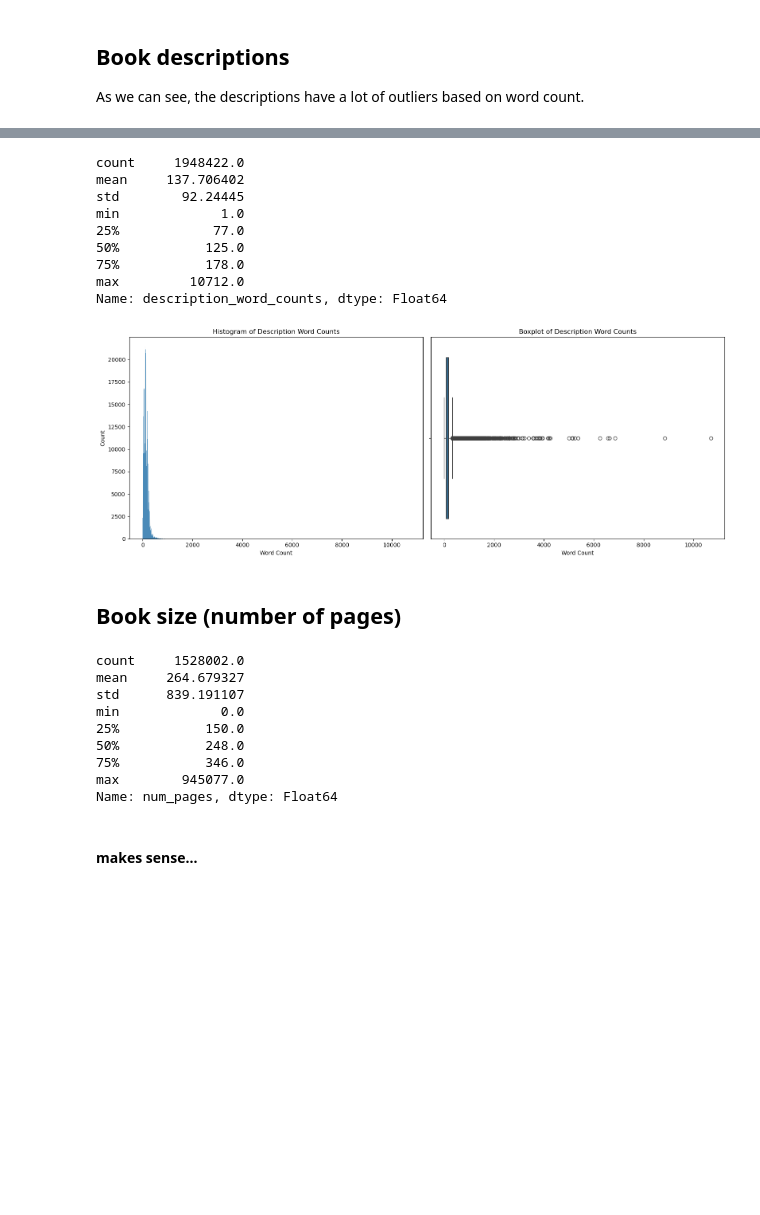
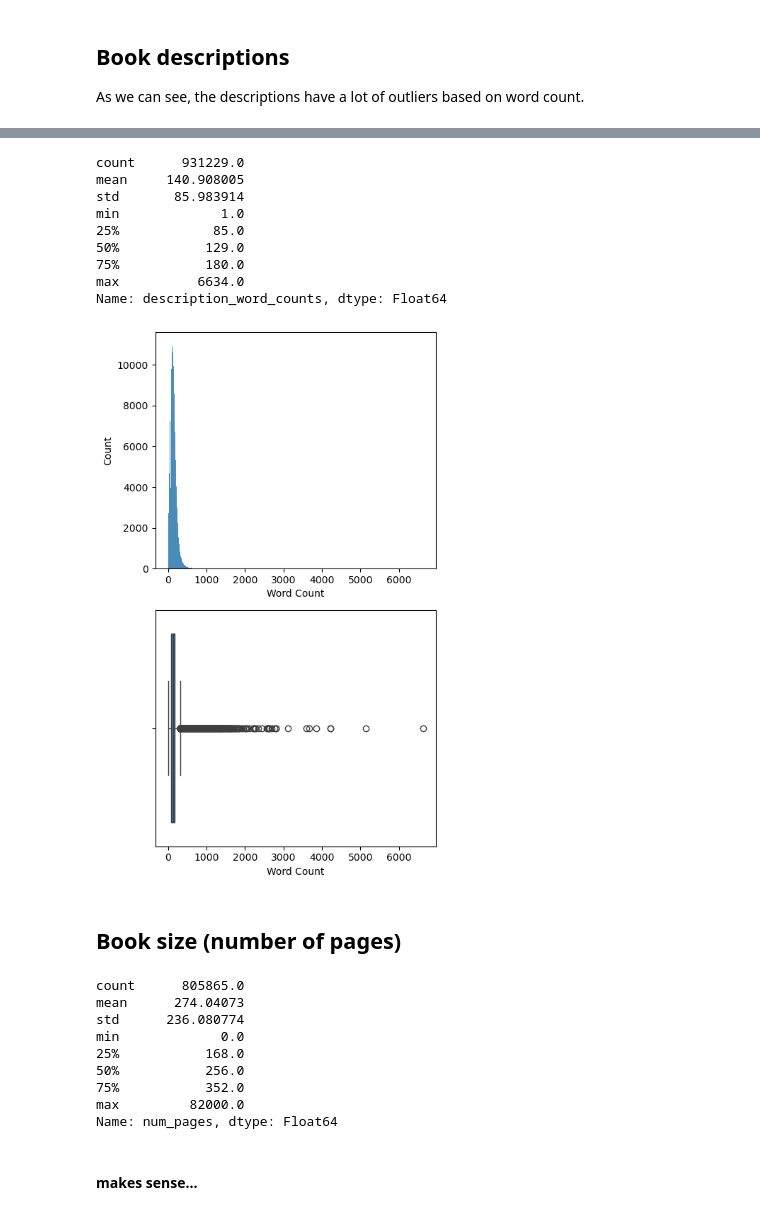
Before and after one commit to FrisoHarlaar/MSc-Data-Science-Thesis, a Jupyter notebook: Exploratory Data Analysis.ipynb, the cells around one changed output, grey strips where cells are left out. Cells and saved outputs as stored; diff of their text form; code cells hidden in the pictures; blank space fills up the shorter version.

```diff
--- a/Exploratory Data Analysis.ipynb
+++ b/Exploratory Data Analysis.ipynb
@@ -242,6 +417,12 @@ Missing images:
 ## Books without an image and description
 I drop books without an image and description as these are the main features we will use to train the model. I also drop the rows where the url is NaN, as they miss a lot of data, thus are very dirty rows.
 # %%
-no_image_and_desc = df[(df['image_url'] == NO_IMAGE_LINK) & (df['description'].isna())]
+no_image = df_dedup[df_dedup['image_url'] == NO_IMAGE_LINK]
+display(no_image.shape)
+
+no_desc = df_dedup[df_dedup['description'].isna()]
+display(no_desc.shape)
+
+no_image_and_desc = df_dedup[(df_dedup['image_url'] == NO_IMAGE_LINK) & (df_dedup['description'].isna())]
 display(no_image_and_desc.shape)
 # %% [output]
@@ -249,10 +432,14 @@ display(no_image_and_desc.shape)
 # %%
-df.drop(no_image_and_desc.index, axis='index', inplace=True)
+df_dedup.drop(no_image.index, axis='index', inplace=True)
+display(df_dedup.shape)
+no_desc_only = no_desc.index.difference(no_image_and_desc.index)
+df_dedup.drop(no_desc_only, axis='index', inplace=True)
+display(df_dedup.shape)
 
 # Check missing values again
 print('\nMissing values per column:')
-display(df.isna().sum())
+display(df_dedup.isna().sum())
 
 print('\nMissing images:')
-display(df[df['image_url'] == NO_IMAGE_LINK].shape[0])
+display(df_dedup[df_dedup['image_url'] == NO_IMAGE_LINK].shape[0])
 # %% [output]
@@ -323,7 +508,7 @@ dtype: int64
 The cover images are in the dataset as urls to the images on the goodreads server. They only are the small image urls (98x135 px), while most current Visual Transformers can handle bigger input images, so it would be a waste if we didn't use larger images. However after examining the source of images on goodreads.com I found out how to change the url to get the larger image (318x438). I simply have to replace the m after what seems to be the book id with l.
 # %%
 # Replace the m after digits, before / with l to get the larger image urls
-df['image_url_large'] = df['image_url'].apply(lambda url: re.sub(r'(\d)m/', r'\1l/', url))
-df[['image_url', 'image_url_large']].head()
+df_dedup['image_url_large'] = df_dedup['image_url'].apply(lambda url: re.sub(r'(\d)m/', r'\1l/', url))
+df_dedup[['image_url', 'image_url_large']].head()
 # %% [output]
 |  | image_url | image_url_large |
@@ -343,6 +528,6 @@ display(Image(url=df['image_url_large'].iloc[0]))
 ## Book descriptions
 As we can see, the descriptions have a lot of outliers based on word count.
 # %%
-df['description_word_counts'] = df['description'].str.split(' ').str.len()
-display(df['description_word_counts'])
+df_dedup['description_word_counts'] = df_dedup['description'].str.split(' ').str.len()
+display(df_dedup['description_word_counts'])
 # %% [output]
@@ -361,46 +546,47 @@ Name: description_word_counts, Length: 2074445, dtype: float64
 # %%
 %matplotlib inline
 
-df['description_word_counts'] = df['description_word_counts'].astype('Int64')
-print(df['description_word_counts'].describe())
+df_dedup['description_word_counts'] = df_dedup['description_word_counts'].astype('Int64')
+print(df_dedup['description_word_counts'].describe())
 
-fig, ax = plt.subplots(1, 2, figsize=(16, 6))
+fig, ax = plt.subplots(2, 1, figsize=(5, 8))
 
-sns.histplot(x=df['description_word_counts'], ax=ax[0])
-ax[0].set_title('Histogram of Description Word Counts')
+sns.histplot(x=df_dedup['description_word_counts'], ax=ax[0])
+# ax[0].set_title('Histogram of Description Word Counts')
 ax[0].set_xlabel('Word Count')
 
-sns.boxplot(x=df['description_word_counts'], ax=ax[1])
-ax[1].set_title('Boxplot of Description Word Counts')
+sns.boxplot(x=df_dedup['description_word_counts'], ax=ax[1])
+# ax[1].set_title('Boxplot of Description Word Counts')
 ax[1].set_xlabel('Word Count')
 
 plt.tight_layout()
+# plt.savefig('description_word_counts.png', dpi=300, bbox_inches='tight')
 # %% [output]
-count     1948422.0
-mean     137.706402
-std        92.24445
+count      931229.0
+mean     140.908005
+std       85.983914
 min             1.0
-25%            77.0
-50%           125.0
-75%           178.0
-max         10712.0
+25%            85.0
+50%           129.0
+75%           180.0
+max          6634.0
 Name: description_word_counts, dtype: Float64
-[figure, old version]
+[figure, new version]
 # %% [markdown]
 ## Book size (number of pages)
 # %%
-df['num_pages'] = df['num_pages'].astype('Int64')
+df_dedup['num_pages'] = df_dedup['num_pages'].astype('Int64')
 
-print(df['num_pages'].describe())
+print(df_dedup['num_pages'].describe())
 # %% [output]
-count     1528002.0
-mean     264.679327
-std      839.191107
+count      805865.0
+mean      274.04073
+std      236.080774
 min             0.0
-25%           150.0
-50%           248.0
-75%           346.0
-max        945077.0
+25%           168.0
+50%           256.0
+75%           352.0
+max         82000.0
 Name: num_pages, dtype: Float64
 # %% [markdown]
 #### makes sense...
```
Also changed, not shown: parts of 21 cells of this notebook, 3 other files.
